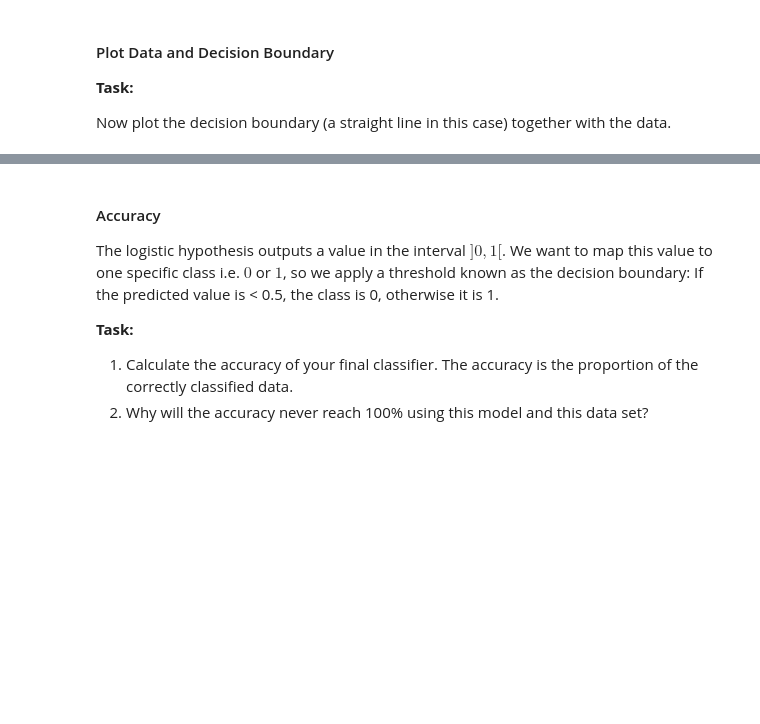
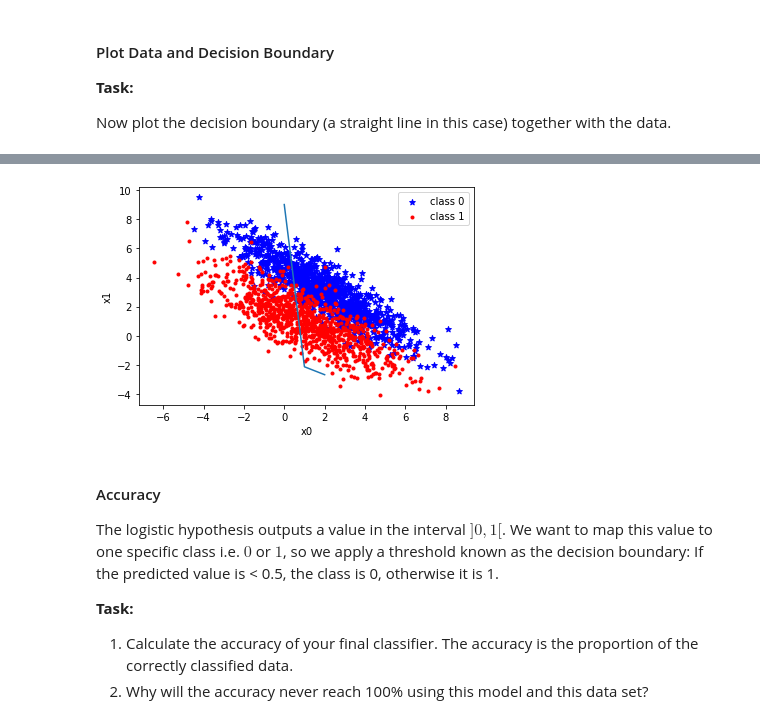
Before and after one commit to butburg/wissensrepraesentation, a Jupyter notebook: exercise-logistic-regression.ipynb, the cells around one changed output, grey strips where cells are left out. Cells and saved outputs as stored; diff of their text form; code cells hidden in the pictures; blank space fills up the shorter version.

```diff
--- a/exercise-logistic-regression.ipynb
+++ b/exercise-logistic-regression.ipynb
@@ -423,9 +428,9 @@ def cross_entropy_costs(h, X, y):
         lambda costs(theta) that models the cross-entropy for each x^i
     '''
     return lambda theta: (-y)*np.log(logistic_hypothesis(theta)(X)) - (1-y)*np.log(1 - logistic_hypothesis(theta)(X))
-np.set_printoptions(suppress=True)
+
 ### Uncomment to test your implementation
-theta = np.array([1.,2.,3.])
+theta = np.array([1.1, 2.0, -.9])
 costs = cross_entropy_costs(logistic_hypothesis, X, y)
 print(costs(theta))
 # %% [output]
@@ -596,3 +630,15 @@ array([ 3.44057918, -0.88113422, -1.1449211 ])
+# %%
+# Insert your code to plot below
+#theta_hist[-1]
+plt.scatter(r0[...,0], r0[...,1], c='b', marker='*', label="class 0")
+plt.scatter(r1[...,0], r1[...,1], c='r', marker='.', label="class 1")
+plt.plot(history_theta[-1])
+plt.xlabel("x0")
+plt.ylabel("x1")
+plt.legend()
+plt.show()
+# %% [output]
+[figure, added]
 # %% [markdown]
 #### Accuracy
 
```
Also changed, not shown: parts of 13 cells of this notebook.
